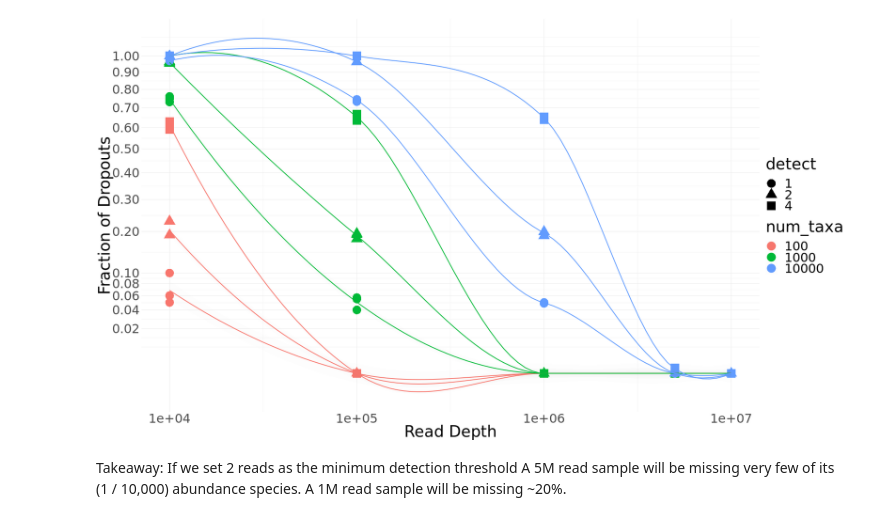
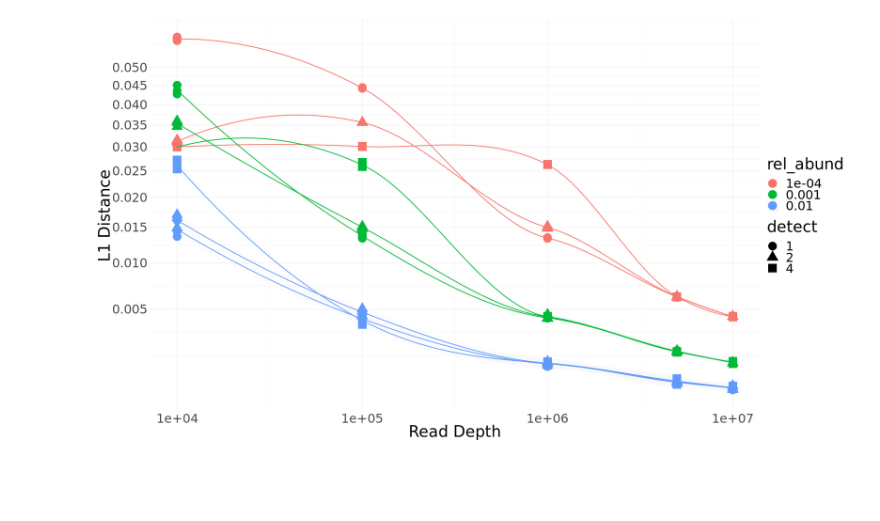
Before and after one commit to dcdanko/gimmebio, a Jupyter notebook: notebooks/how_many_reads_do_you_need.ipynb, the cells around one changed output. Drawn from its saved outputs; the diff is of its cells as text; code cells hidden in the pictures; blank space fills up the shorter version.

Commit message:
edited how many reads

```diff
--- a/notebooks/how_many_reads_do_you_need.ipynb
+++ b/notebooks/how_many_reads_do_you_need.ipynb
@@ -5,17 +0,0 @@
-# %%
-from random import random
-from math import log
-
-
-pis = [1, 10, 100, 1000, 10 * 1000, 100 * 1000]
-ns = [pi * 100 for pi in pis] + [pi * 25 for pi in pis] + [pi * 50 for pi in pis] + [pi * 75 for pi in pis]
-pis = [pi / (1000 * 1000) for pi in pis]
-NTRIALS = 10
-tbl = []
-for pi in pis:
-    for n in ns:
-        for _ in range(NTRIALS):
-            observed = sum([1 if random() < pi else 0 for _ in range(n)])
-            observed /= n
-            ratio = (observed / pi)
-            tbl.append([pi, n, int(n * pi + 0.5), ratio])
@@ -72,6 +48,7 @@ Finally we can summarize the probability of detecting at least two reads that ca
 # %%
 
 def drawn_to_hit(n, p_i, proportion_uniq=0.03):
+    """Return the number of reads necessary to find n reads from a particular taxa"""
     hits, total = 0, 0
     while hits < n:
         total += 1
@@ -89,3 +66,5 @@ for _ in range(NTRIALS):
     for n in NUM_TO_CALL:
         for pi in REL_ABUNDS:
             tbl.append([n, pi, drawn_to_hit(n, pi)])
+
+tbl = pd.DataFrame(tbl, columns=['num_hits', 'rel_abund', 'total_reads'])
@@ -111,6 +140,4 @@ Takeaway: With a read depth of 5,000,000 reads we will usually detect species at
 # %%
-
-from random import randrange
 
 NUM_TAXA = [10, 100, 1000, 10 * 1000]
 READ_DEPTH = [10 * 1000, 100 * 1000, 1000 * 1000, 5 * 1000 * 1000, 10 * 1000 * 1000]
@@ -137,7 +164,10 @@ for _ in range(NTRIALS):
             for detect in DETECT:
                 num_missing, l1 = sim_seq(read_depth, num_taxa, detect=detect)
                 tbl.append([read_depth, num_taxa, detect, num_missing, l1])
+
+tbl = pd.DataFrame(
+    tbl,
+    columns=['read_depth', 'num_taxa', 'detect', 'num_missing', 'l1_dist']
+)
-# %%
-tbl = pd.DataFrame(tbl, columns=['read_depth', 'num_taxa', 'detect', 'num_missing', 'l1_dist'])
 # %%
 %%R -i tbl  --height 1080 --width 1920
@@ -160,21 +199,19 @@ ggplot(mytbl, aes(x=read_depth, y=frac_missing, color=num_taxa)) +
 # %%
 %%R -i tbl  --height 1080 --width 1920
 mytbl = tbl[tbl$num_taxa >= 100 & tbl$detect <=4,]
-
+mytbl$rel_abund = 1 / mytbl$num_taxa
 mytbl$frac_missing = mytbl$num_missing / mytbl$num_taxa
 mytbl$detect = as.factor(mytbl$detect)
 mytbl$num_taxa = as.factor(mytbl$num_taxa)
-ggplot(mytbl, aes(x=read_depth, y=frac_missing, color=num_taxa, shape=detect)) +
+mytbl$rel_abund = as.factor(mytbl$rel_abund)
+ggplot(mytbl, aes(x=read_depth, y=l1_dist, color=rel_abund, shape=detect)) +
     geom_point(size=10) +
     geom_smooth(method='loess', alpha=0.01) +
     theme_minimal() +
     theme(text = element_text(size=40)) +
-    #scale_y_log10(breaks=c(10, 100, 1000, 10000)) +
-    scale_y_sqrt(breaks=c(1:4/50, 1:10/10)) +
+    scale_y_sqrt(breaks=c(1:10/200)) +
     scale_x_log10(breaks=c(10000,100000,1000000,10000000)) +
     xlab('Read Depth') +
-    ylab('Fraction of Dropouts')
+    ylab('L1 Distance')
 # %% [output]
-[figure, old version]
+[figure, new version]
-# %% [markdown]
-Takeaway: If we set 2 reads as the minimum detection threshold A 5M read sample will be missing very few of its (1 / 10,000) abundance species. A 1M read sample will be missing ~20%.
```
Also changed, not shown: parts of 23 cells of this notebook.
